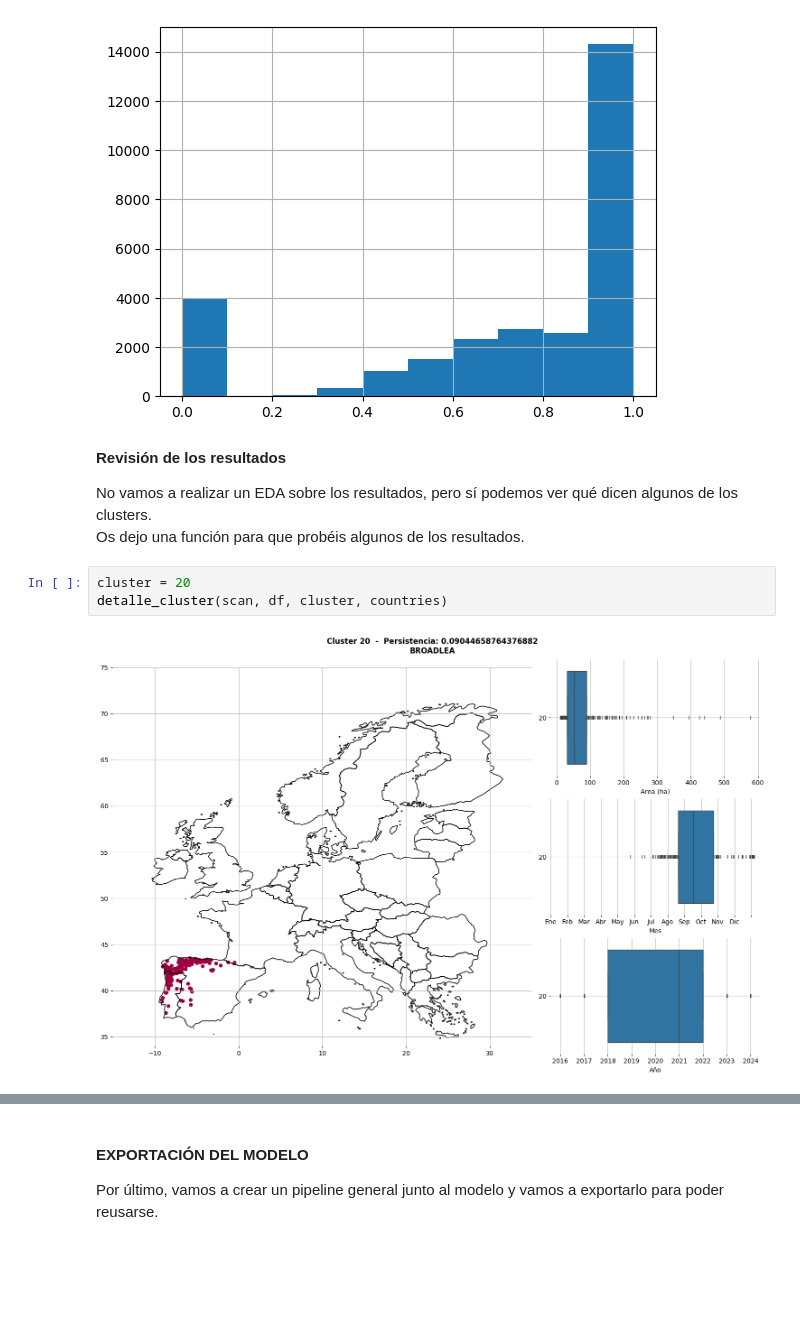
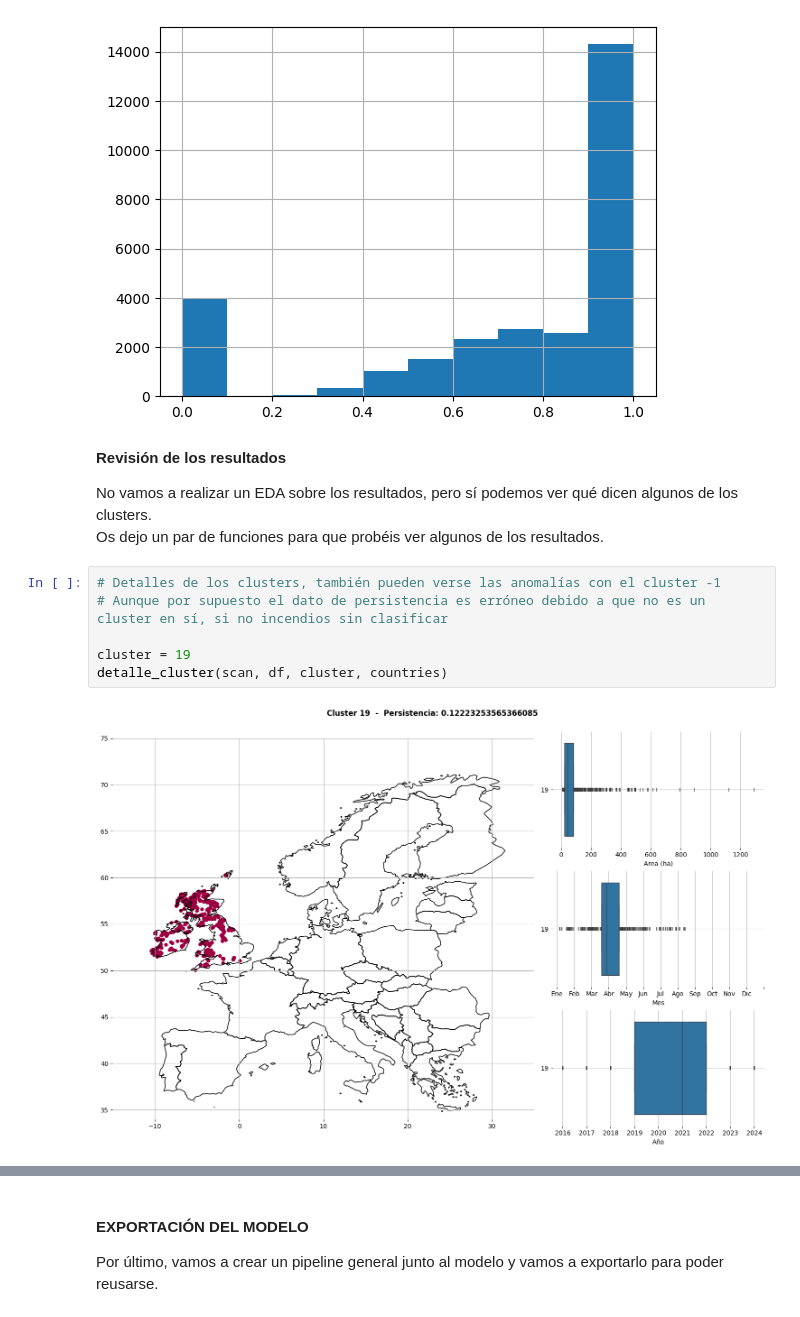
Before and after one commit to vrieraj/ML_EFFIS, a Jupyter notebook: main.ipynb, the cells around one changed output, grey strips where cells are left out. Cells and saved outputs as stored; diff of their text form; blank space fills up the shorter version.

Commit message:
compare_clusters

```diff
--- a/main.ipynb
+++ b/main.ipynb
@@ -643,9 +643,12 @@ df.CLUSTER_PROB.hist();
 **Revisión de los resultados**
 
 No vamos a realizar un EDA sobre los resultados, pero sí podemos ver qué dicen algunos de los clusters.
-Os dejo una función para que probéis algunos de los resultados.
+Os dejo un par de funciones para que probéis ver algunos de los resultados.
 # %%
-cluster = 20
+# Detalles de los clusters, también pueden verse las anomalías con el cluster -1
+# Aunque por supuesto el dato de persistencia es erróneo debido a que no es un cluster en sí, si no incendios sin clasificar
+
+cluster = 19
 detalle_cluster(scan, df, cluster, countries)
 # %% [output]
-[figure, old version]
+[figure, new version]
```
Also changed, not shown: parts of 3 cells of this notebook, 1 other file.
